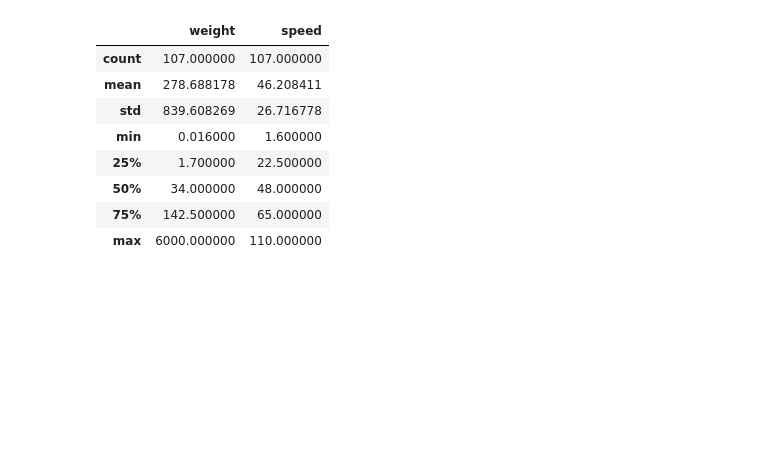
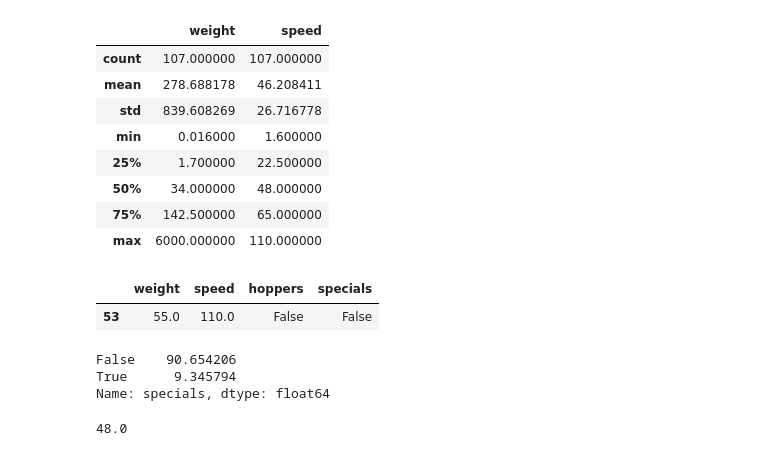
Before and after one commit to dashbringhurst/numpy-pandas-visualization-exercises, a Jupyter notebook: dataframes.ipynb, the cells around one changed output. Drawn from its saved outputs; the diff is of its cells as text; code cells hidden in the pictures; blank space fills up the shorter version.

```diff
--- a/dataframes.ipynb
+++ b/dataframes.ipynb
@@ -377,7 +377,22 @@ mammals.describe()
 | max | 6000.000000 | 110.000000 |
 # %%
 # What is the the weight of the fastest animal?
+
+mammals.sort_values(by='speed').nlargest(1, 'speed', keep='all')
+# %% [output]
+|  | weight | speed | hoppers | specials |
+| 53 | 55.0 | 110.0 | False | False |
 # %%
 # What is the overal percentage of specials?
+
+mammals.specials.value_counts(True) * 100
+# %% [output]
+False    90.654206
+True      9.345794
+Name: specials, dtype: float64
 # %%
 # How many animals are hoppers that are above the median speed? What percentage is this?
+
+mammals.speed.median()
+# %% [output]
+48.0
```
